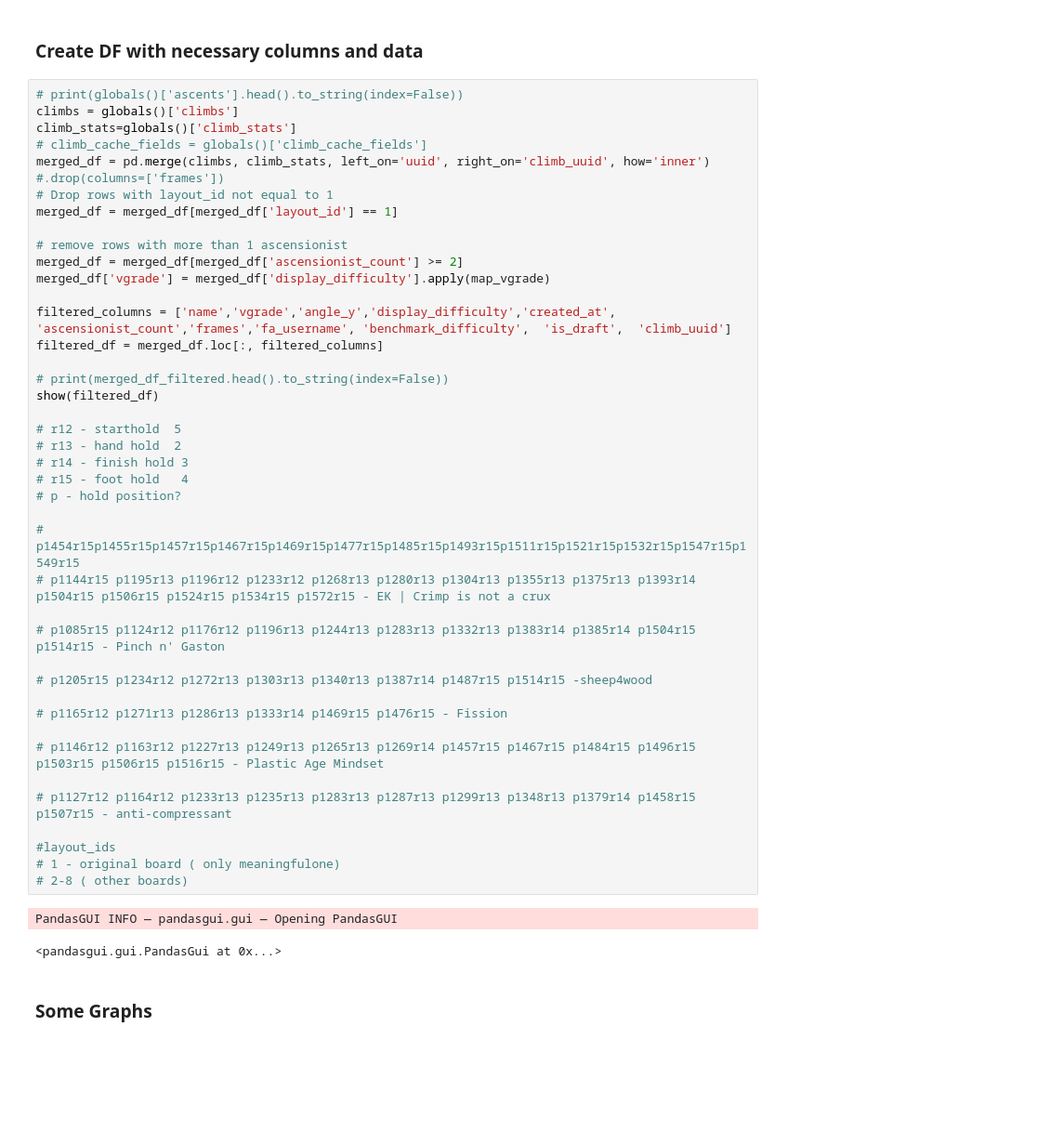
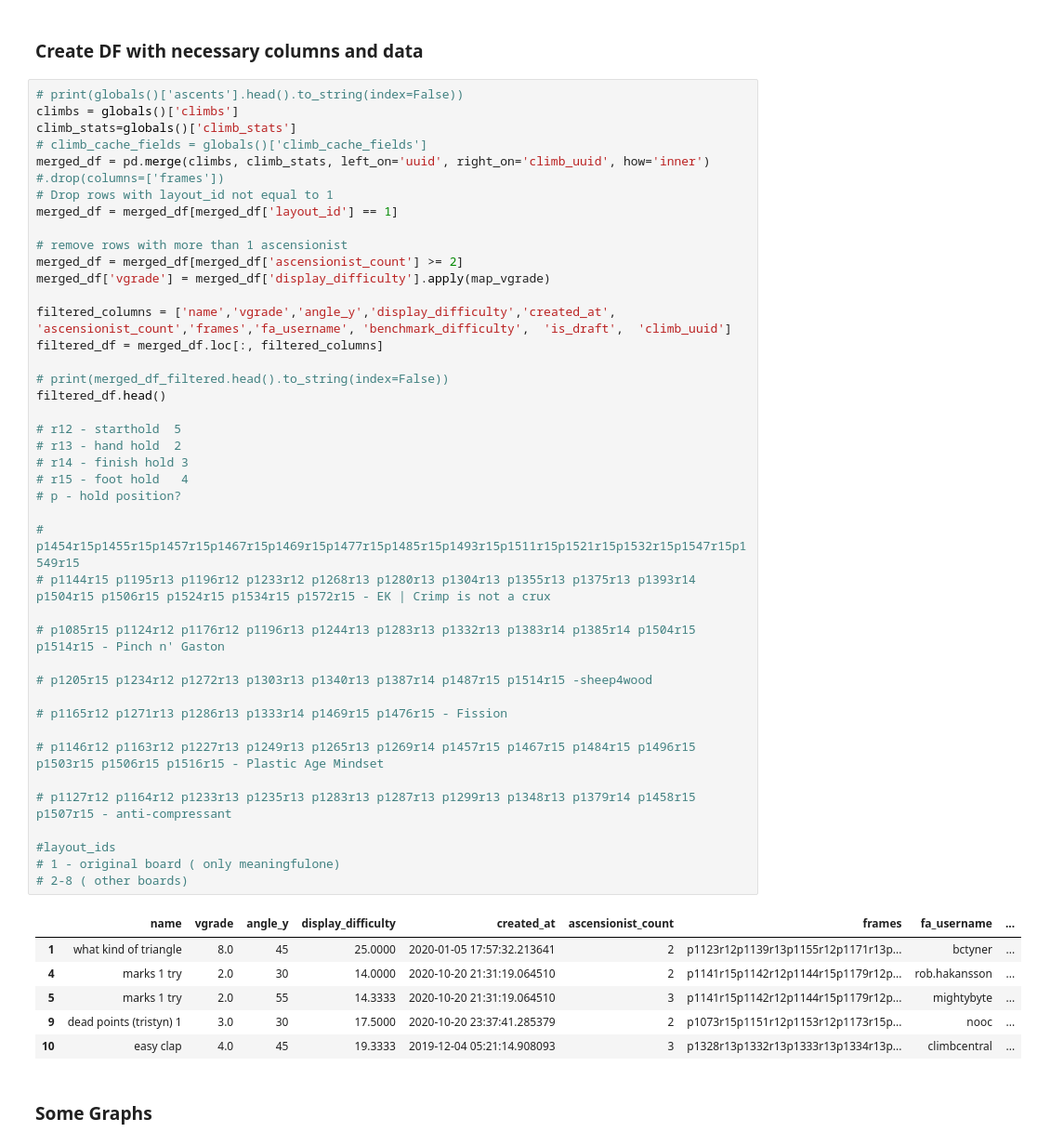
Before and after one commit to ViniciusDugue/KilterBoard-AI, a Jupyter notebook: Transformer_Kilter.ipynb, the cells around one changed output. Shown at 93% size. Drawn from its saved outputs; the diff is of its cells as text; blank space fills up the shorter version.

```diff
--- a/Transformer_Kilter.ipynb
+++ b/Transformer_Kilter.ipynb
@@ -94,36 +100,40 @@ merged_df = merged_df[merged_df['ascensionist_count'] >= 2]
 merged_df['vgrade'] = merged_df['display_difficulty'].apply(map_vgrade)
 
 filtered_columns = ['name','vgrade','angle_y','display_difficulty','created_at', 'ascensionist_count','frames','fa_username', 'benchmark_difficulty',  'is_draft',  'climb_uuid']
 filtered_df = merged_df.loc[:, filtered_columns]
 
 # print(merged_df_filtered.head().to_string(index=False))
-show(filtered_df)
+filtered_df.head()
 
 # r12 - starthold  5
 # r13 - hand hold  2
 # r14 - finish hold 3
 # r15 - foot hold   4
 # p - hold position?
 
 # p1454r15p1455r15p1457r15p1467r15p1469r15p1477r15p1485r15p1493r15p1511r15p1521r15p1532r15p1547r15p1549r15
 # p1144r15 p1195r13 p1196r12 p1233r12 p1268r13 p1280r13 p1304r13 p1355r13 p1375r13 p1393r14 p1504r15 p1506r15 p1524r15 p1534r15 p1572r15 - EK | Crimp is not a crux
 
 # p1085r15 p1124r12 p1176r12 p1196r13 p1244r13 p1283r13 p1332r13 p1383r14 p1385r14 p1504r15 p1514r15 - Pinch n' Gaston
 
 # p1205r15 p1234r12 p1272r13 p1303r13 p1340r13 p1387r14 p1487r15 p1514r15 -sheep4wood
 
 # p1165r12 p1271r13 p1286r13 p1333r14 p1469r15 p1476r15 - Fission
 
 # p1146r12 p1163r12 p1227r13 p1249r13 p1265r13 p1269r14 p1457r15 p1467r15 p1484r15 p1496r15 p1503r15 p1506r15 p1516r15 - Plastic Age Mindset
 
 # p1127r12 p1164r12 p1233r13 p1235r13 p1283r13 p1287r13 p1299r13 p1348r13 p1379r14 p1458r15 p1507r15 - anti-compressant
 
 #layout_ids
 # 1 - original board ( only meaningfulone)
 # 2-8 ( other boards)
 # %% [output]
-PandasGUI INFO — pandasgui.gui — Opening PandasGUI
-<pandasgui.gui.PandasGui at 0x...>
+|  | name | vgrade | angle_y | display_difficulty | created_at | ascensionist_count | frames | fa_username | ... |
+| 1 | what kind of triangle | 8.0 | 45 | 25.0000 | 2020-01-05 17:57:32.213641 | 2 | p1123r12p1139r13p1155r12p1171r13p... | bctyner | ... |
+| 4 | marks 1 try | 2.0 | 30 | 14.0000 | 2020-10-20 21:31:19.064510 | 2 | p1141r15p1142r12p1144r15p1179r12p... | rob.hakansson | ... |
+| 5 | marks 1 try | 2.0 | 55 | 14.3333 | 2020-10-20 21:31:19.064510 | 3 | p1141r15p1142r12p1144r15p1179r12p... | mightybyte | ... |
+| 9 | dead points (tristyn) 1 | 3.0 | 30 | 17.5000 | 2020-10-20 23:37:41.285379 | 2 | p1073r15p1151r12p1153r12p1173r15p... | nooc | ... |
+| 10 | easy clap | 4.0 | 45 | 19.3333 | 2019-12-04 05:21:14.908093 | 3 | p1328r13p1332r13p1333r13p1334r13p... | climbcentral | ... |
 # %% [markdown]
 ### Some Graphs
 # %%
```
Also changed, not shown: parts of 8 cells of this notebook.
